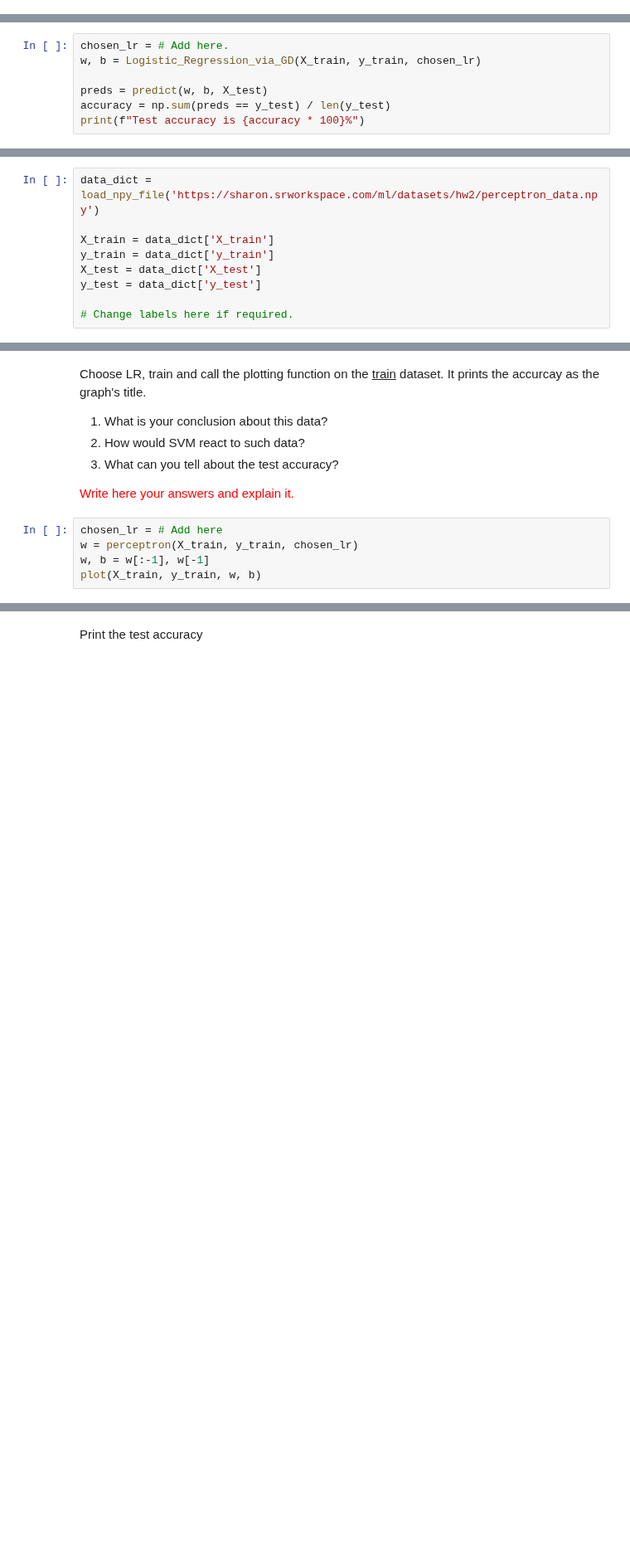
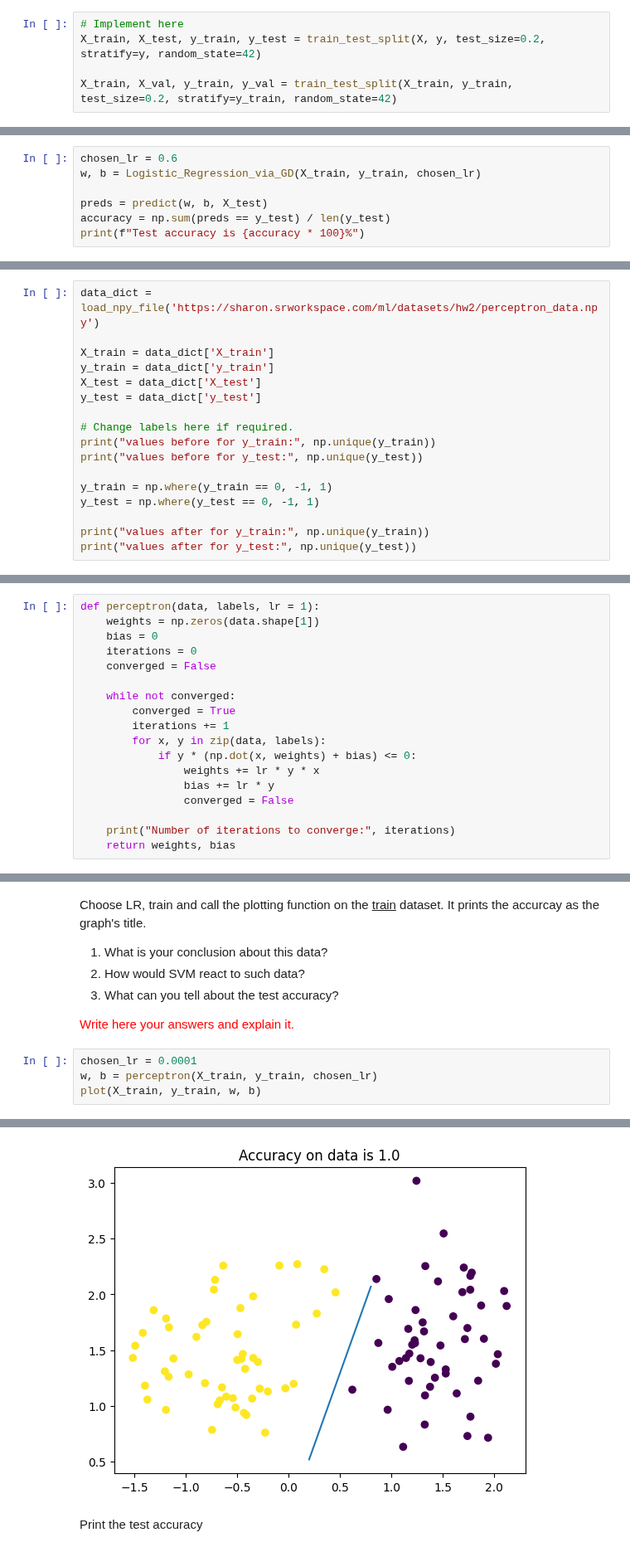
Before and after one commit to RaneemIbra/Machine-Learning, a Jupyter notebook: HW2.ipynb, the cells around one changed output, grey strips where cells are left out. Shown at 83% size. Saved outputs shown, nothing was run; the diff lists cells and outputs as text; blank space fills up the shorter version.

```diff
--- a/HW2.ipynb
+++ b/HW2.ipynb
@@ -215,3 +243,8 @@ Split the data into 20\% test and 80\% train. After that, split the train into s
+# %%
+# Implement here
+X_train, X_test, y_train, y_test = train_test_split(X, y, test_size=0.2, stratify=y, random_state=42)
+
+X_train, X_val, y_train, y_val = train_test_split(X_train, y_train, test_size=0.2, stratify=y_train, random_state=42)
 # %% [markdown]
 Now, scale the data <br/>
 Hint: there are many wrong ways to do that scaling (on train validation and test) but only one is correct. Recall What sets are required for validation and for evaluation on test. We discussed this on the second tutorial<br/>
@@ -225,7 +280,7 @@ Copy here your logistic solver from before and adjust its implementation for thi
 # %% [markdown]
 Train model and evaluate on test set
 # %%
-chosen_lr = # Add here.
+chosen_lr = 0.6
 w, b = Logistic_Regression_via_GD(X_train, y_train, chosen_lr)
 
 preds = predict(w, b, X_test)
@@ -269,3 +326,11 @@ X_test = data_dict['X_test']
 y_test = data_dict['y_test']
 
 # Change labels here if required.
+print("values before for y_train:", np.unique(y_train))
+print("values before for y_test:", np.unique(y_test))
+
+y_train = np.where(y_train == 0, -1, 1)
+y_test = np.where(y_test == 0, -1, 1)
+
+print("values after for y_train:", np.unique(y_train))
+print("values after for y_test:", np.unique(y_test))
@@ -276,0 +344,18 @@ def perceptron(data, labels, lr = 1):
+# %%
+def perceptron(data, labels, lr = 1):
+    weights = np.zeros(data.shape[1])
+    bias = 0
+    iterations = 0
+    converged = False
+
+    while not converged:
+        converged = True
+        iterations += 1
+        for x, y in zip(data, labels):
+            if y * (np.dot(x, weights) + bias) <= 0:
+                weights += lr * y * x
+                bias += lr * y
+                converged = False
+
+    print("Number of iterations to converge:", iterations)
+    return weights, bias
@@ -304,7 +393,7 @@ dataset. It prints the accurcay as the graph's title.
 
 <font color='red'>Write here your answers and explain it.</font>
 # %%
-chosen_lr = # Add here
-w = perceptron(X_train, y_train, chosen_lr)
-w, b = w[:-1], w[-1]
+chosen_lr = 0.0001
+w, b = perceptron(X_train, y_train, chosen_lr)
 plot(X_train, y_train, w, b)
+# %% [output]
@@ -311,3 +401,4 @@ plot(X_train, y_train, w, b)
+[figure, added]
 # %% [markdown]
 Print the test accuracy
 # %%
```
Also changed, not shown: parts of 19 cells of this notebook, 3 other files.
